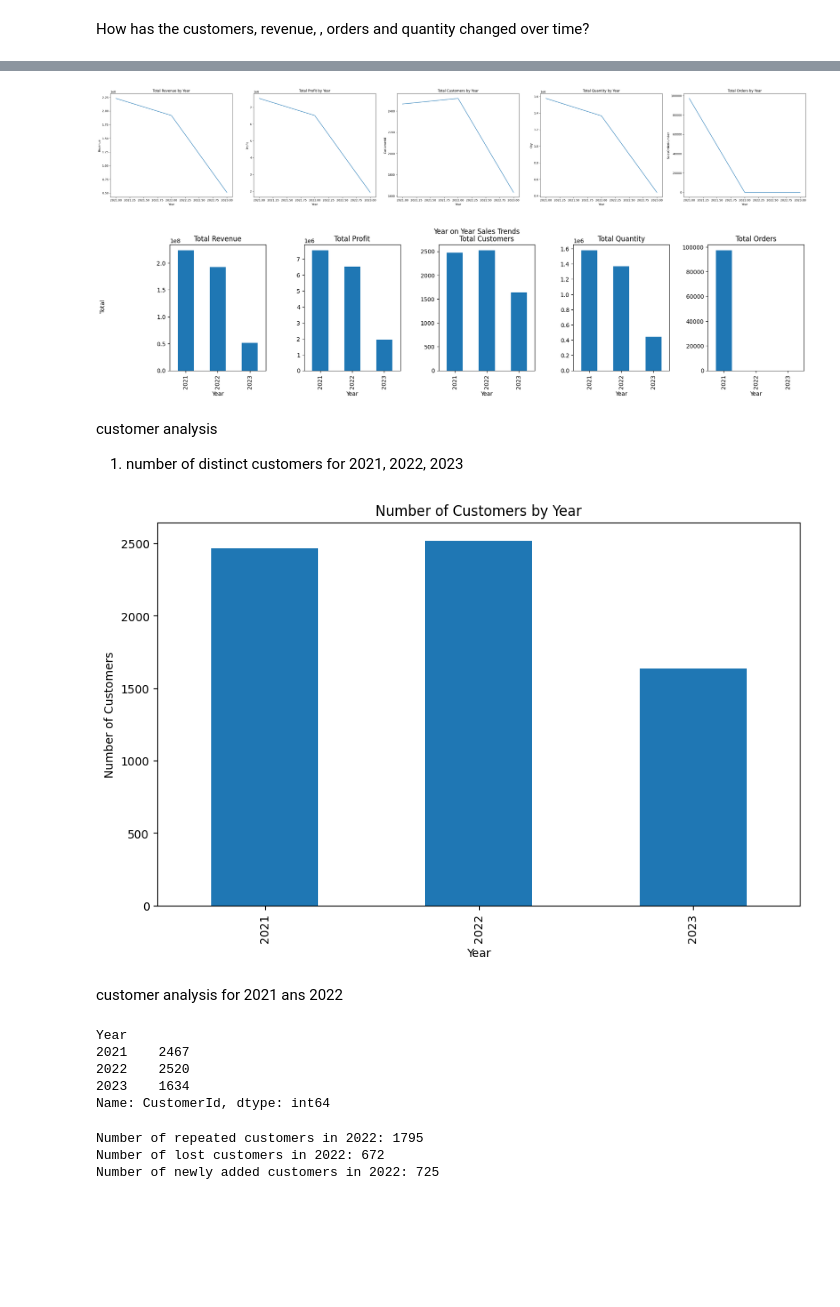
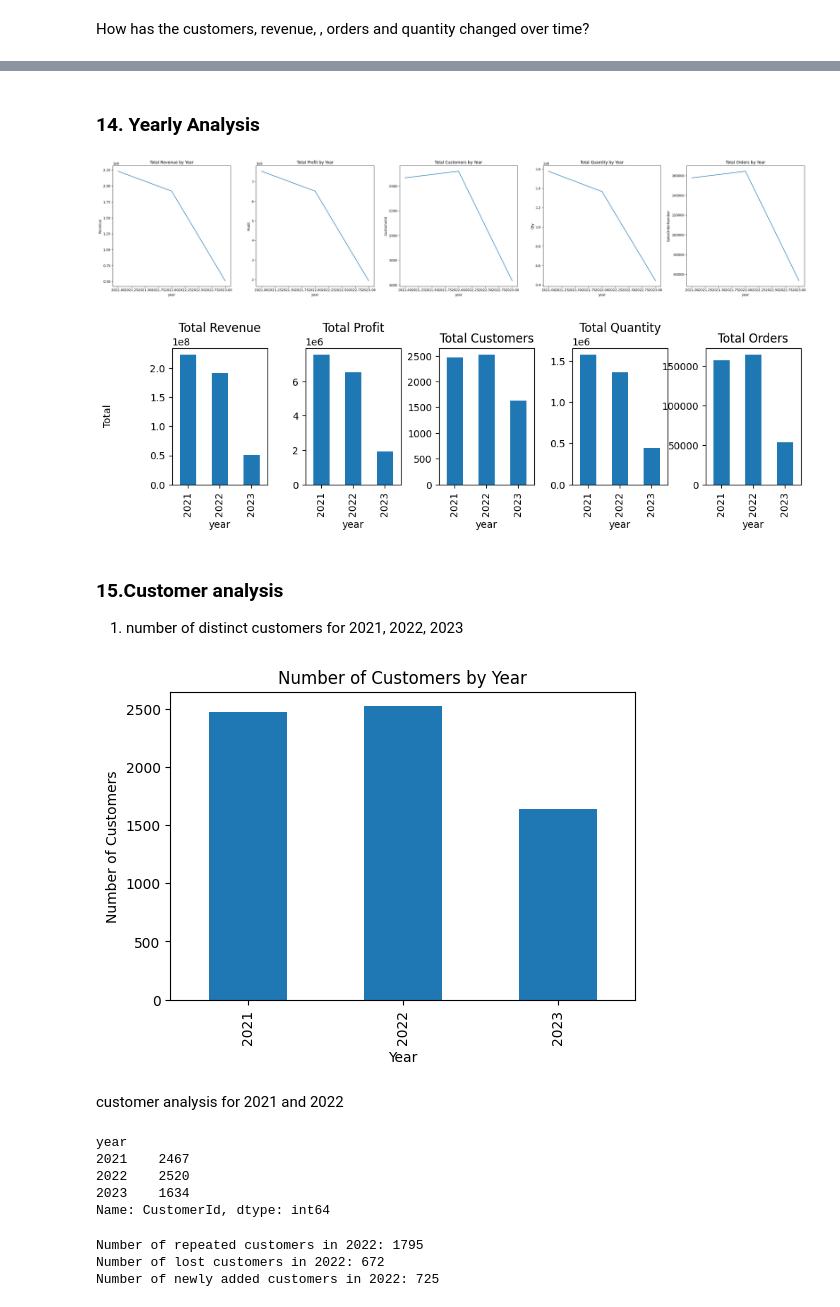
Before and after one commit to SRINIVASDEVARAJULA/Technical-task, a Jupyter notebook: Data_analysis_technical_task.ipynb, the cells around one changed output, grey strips where cells are left out. Drawn from its saved outputs; the diff is of its cells as text; code cells hidden in the pictures; blank space fills up the shorter version.

```diff
--- a/Data_analysis_technical_task.ipynb
+++ b/Data_analysis_technical_task.ipynb
@@ -225,0 +253,3 @@ Qunatity less than 0
+# %%
+# Add a new column to extract the year
+df['year'] = pd.DatetimeIndex(df['ShipDate']).year
@@ -251,4 +381,0 @@ How long is the period in days?
-# %%
-df["ShipDate"] = pd.to_datetime(df.ShipDate, cache=True)
-
-df.ShipDate.max() - df.ShipDate.min()
@@ -265,12 +381,0 @@ Revenue minus profit represents the total amount of money that a business earns
-# %%
-# create a new column for total profit
-df['GrossMargin'] = df['Revenue'] - df['Profit']
-
-# group the data by 'ShipDate' and calculate total profit for each date
-profit_by_date = df.groupby('ShipDate')['GrossMargin'].sum().reset_index()
-
-# sort the dataframe by the total profit columnMArgin', ascending=False)
-
-# print the dates with the highest and lowest profitability
-print("Date with highest profitability: {}".format(profit_by_date.iloc[0]['ShipDate']))
-print("Date with lowest profitability: {} ".format(profit_by_date.iloc[0]['ShipDate']))
@@ -777,8 +1280,8 @@ plt.show()
 # %%
-df['MonthYear'] = pd.to_datetime(df['ShipDate']).dt.to_period('M')
+df['month_year'] = pd.to_datetime(df['ShipDate']).dt.to_period('M')
 
 # Calculate the totals for each month and metric
-monthly_totals = df.groupby('MonthYear').agg({
+monthly_totals = df.groupby('month_year').agg({
     'Revenue': 'sum',
     'SalesOrderNumber': 'nunique'
 })
@@ -806,38 +1360,37 @@ plt.show()
+# %% [markdown]
+### 14. Yearly Analysis
 # %%
-# Create a Year column from the ShipDate
-df['Year'] = df['ShipDate'].dt.year
+
 
 # Calculate total revenue, profit, customers, quantity, and orders by year
-yearly_data = df.groupby('Year').agg({'Revenue': 'sum', 'Profit': 'sum', 'CustomerId': 'nunique', 'Qty': 'sum', 'SalesOrderNumber': 'nunique'})
+yearly_data = df.groupby('year').agg({'Revenue': 'sum', 'Profit': 'sum', 'CustomerId': 'nunique', 'Qty': 'sum', 'SalesOrderNumber': 'nunique'})
 
 # Plot a line chart for each metric
-fig, axs = plt.subplots(1, 5, figsize=(35, 6))
+fig, axs = plt.subplots(1, 5, figsize=(30, 6))
 
 sns.lineplot(x=yearly_data.index, y=yearly_data['Revenue'], ax=axs[0])
 axs[0].set_title('Total Revenue by Year')
 
 sns.lineplot(x=yearly_data.index, y=yearly_data['Profit'], ax=axs[1])
 axs[1].set_title('Total Profit by Year')
 
 sns.lineplot(x=yearly_data.index, y=yearly_data['CustomerId'], ax=axs[2])
 axs[2].set_title('Total Customers by Year')
 
 sns.lineplot(x=yearly_data.index, y=yearly_data['Qty'], ax=axs[3])
 axs[3].set_title('Total Quantity by Year')
 
 sns.lineplot(x=yearly_data.index, y=yearly_data['SalesOrderNumber'], ax=axs[4])
 axs[4].set_title('Total Orders by Year')
 
 plt.tight_layout()
 plt.show()
 # %% [output]
-[figure, old version]
+[figure, new version]
 # %%
-# Convert the ShipDate column to datetime and extract the year
-df['Year'] = pd.to_datetime(df['ShipDate']).dt.year
 
 # Calculate the totals for each year and metric
-yearly_totals = df.groupby('Year').agg({
+yearly_totals = df.groupby('year').agg({
     'Revenue': 'sum',
     'Profit': 'sum',
     'CustomerId': 'nunique',
@@ -846,7 +1399,7 @@ yearly_totals = df.groupby('Year').agg({
 })
 
 # Plot the bar graphs side by side
-fig, axs = plt.subplots(1, 5, figsize=(20, 4))
+fig, axs = plt.subplots(1, 5, figsize=(11.5, 2.5))
 yearly_totals['Revenue'].plot(kind='bar', ax=axs[0])
 axs[0].set_title('Total Revenue')
 
@@ -870,7 +1423,7 @@ for ax in axs:
 fig.text(0.04, 0.5, 'Total', va='center', rotation='vertical')
 
 # Add a common title
-fig.suptitle('Year on Year Sales Trends')
+# fig.suptitle('Year on Year Sales Trends')
 
 # Adjust the spacing between subplots
 plt.subplots_adjust(wspace=0.4)
@@ -878,33 +1431,33 @@ plt.subplots_adjust(wspace=0.4)
 # Show the plots
 plt.show()
 # %% [output]
-[figure, old version]
+[figure, new version]
 # %% [markdown]
-customer analysis
+### 15.Customer analysis
 
 1. number of distinct customers for 2021, 2022, 2023
 # %%
 # Group the data by year and count the number of unique customers
-yearly_customers = df.groupby('Year')['CustomerId'].nunique()
+yearly_customers = df.groupby('year')['CustomerId'].nunique()
 
 # Plot the results as a bar graph
-yearly_customers.plot(kind='bar', figsize=(10,6))
+yearly_customers.plot(kind='bar', figsize=(6,4))
 plt.title('Number of Customers by Year')
 plt.xlabel('Year')
 plt.ylabel('Number of Customers')
 plt.show()
 # %% [output]
-[figure, old version]
+[figure, new version]
 # %% [markdown]
-customer analysis for 2021 ans 2022
+customer analysis for 2021 and 2022
 # %%
 # Group the data by year and count the number of unique customers in each group
-yearly_customers = df.groupby('Year')['CustomerId'].nunique()
+yearly_customers = df.groupby('year')['CustomerId'].nunique()
 
 # Print the yearly customer counts
 yearly_customers.head()
 # %% [output]
-Year
+year
 2021    2467
 2022    2520
 2023    1634
```
Also changed, not shown: parts of 113 cells of this notebook.
